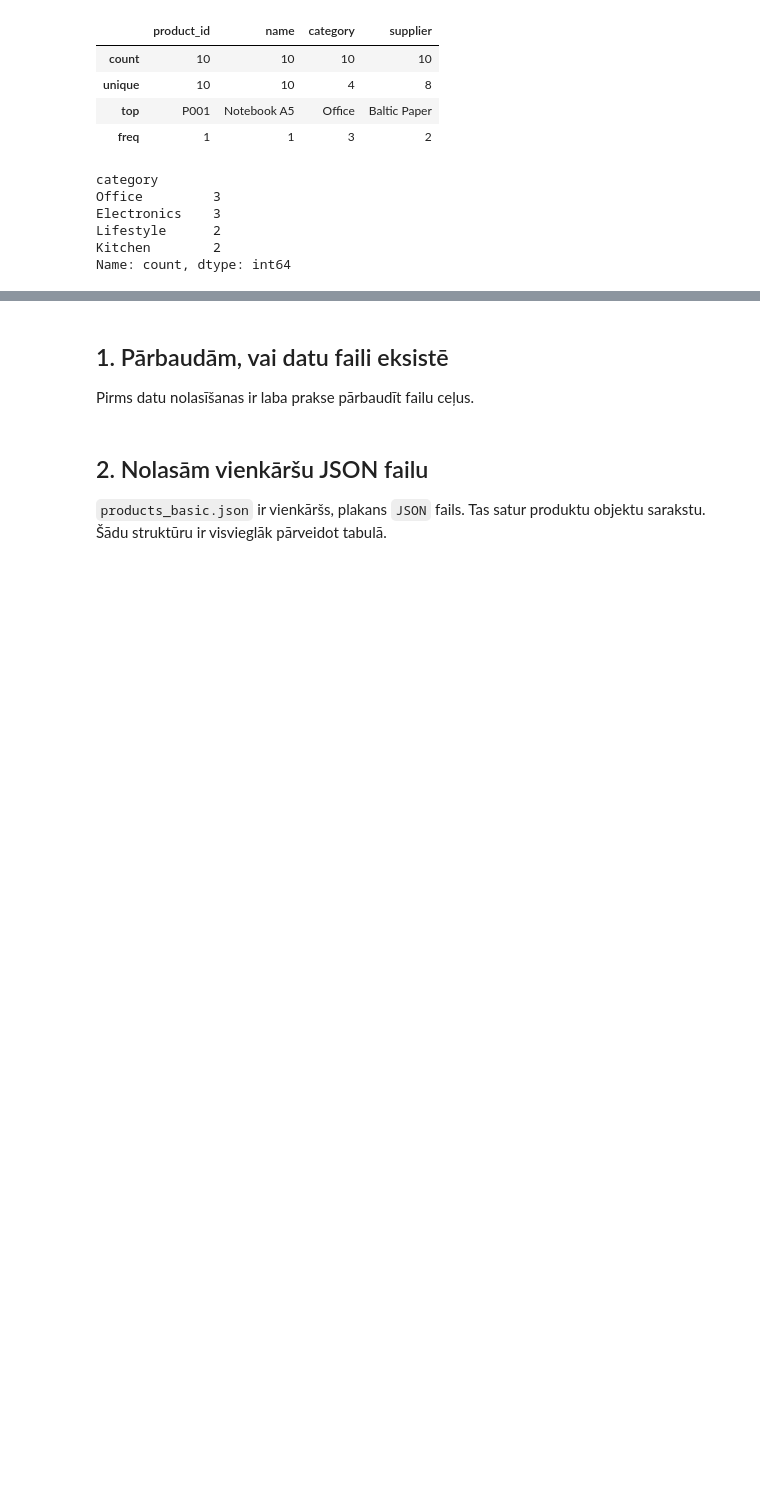
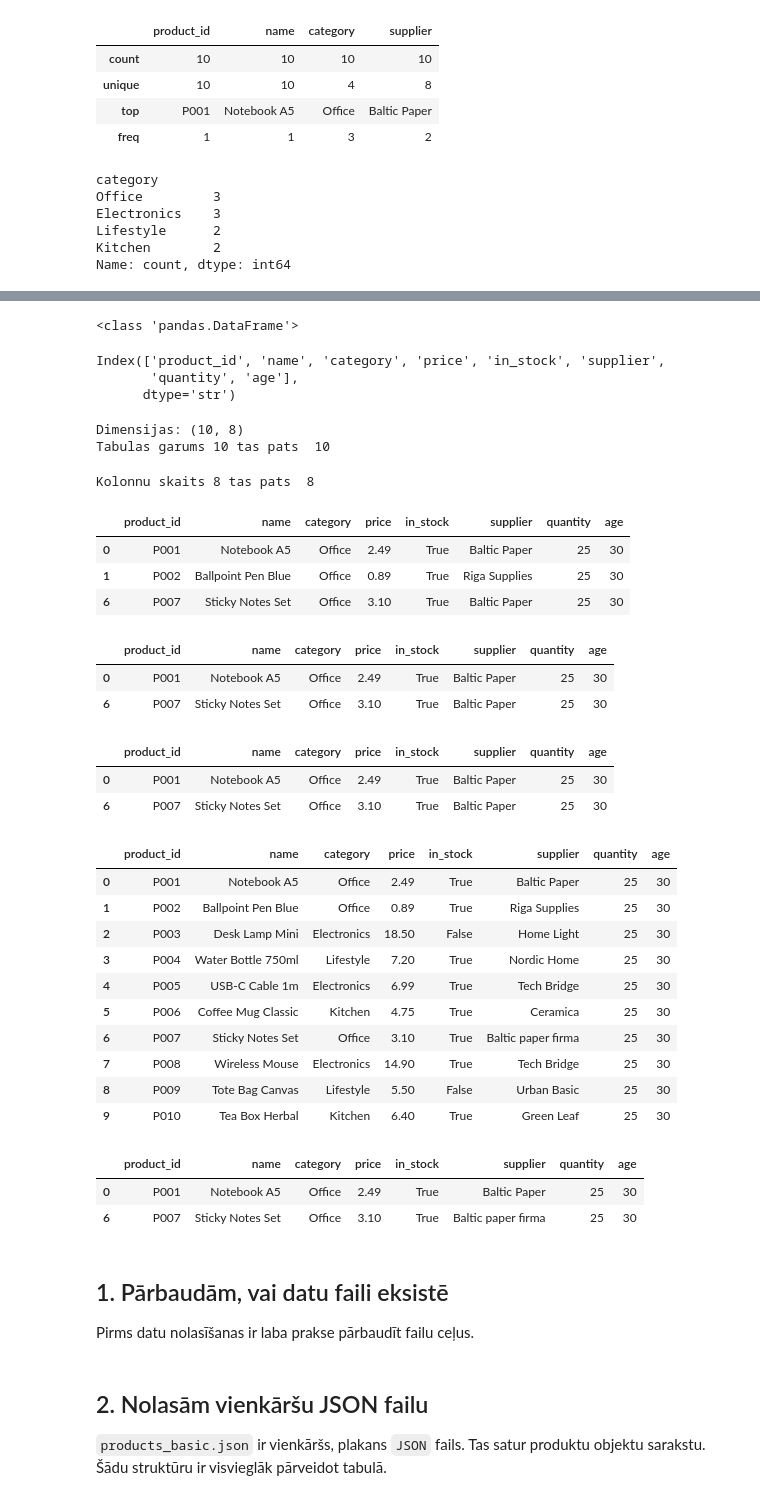
Before and after one commit to ValRCS/RTU_Python_CSP, a Jupyter notebook: notebooks/day3_json_csv_pandas_lv.ipynb, the cells around one changed output, grey strips where cells are left out. Saved outputs shown, nothing was run; the diff lists cells and outputs as text; code cells hidden in the pictures; blank space fills up the shorter version.

Commit message:
Add data processing and filtering examples in Jupyter notebook; create CSV for paper products

```diff
--- a/notebooks/day3_json_csv_pandas_lv.ipynb
+++ b/notebooks/day3_json_csv_pandas_lv.ipynb
@@ -566,0 +580,75 @@ Name: count, dtype: int64
+# %%
+# savukārt pati df ir protams DataFrama kas ir vairāku Series kopums būtība plus metodes darbam
+print(type(df))
+# %% [output]
+<class 'pandas.DataFrame'>
+# %%
+# apskatam tagad kādi ir mums kolonu nosaukumi
+df.columns
+# %% [output]
+Index(['product_id', 'name', 'category', 'price', 'in_stock', 'supplier',
+       'quantity', 'age'],
+      dtype='str')
+# %%
+# kādas ir mūsu tabulas dimensijas (shape)?
+print("Dimensijas:", df.shape)
+# garums
+print("Tabulas garums", len(df), "tas pats ", df.shape[0]) # izvadām DataFrame garumu, lai redzētu, cik rindu ir tabulā
+# %% [output]
+Dimensijas: (10, 8)
+Tabulas garums 10 tas pats  10
+# %%
+# attiecigi kolonu skaits
+print("Kolonnu skaits", len(df.columns), "tas pats ", df.shape[1]) # izvadām DataFrame kolonnu skaitu, lai redzētu, cik kolonu ir tabulā
+# %% [output]
+Kolonnu skaits 8 tas pats  8
+# %%
+# nedaudz ieskaits filtros
+# piemēram visi produkti zem 3.50
+cheap_products_df = df[df["price"] < 3.50] # izveidojam jaunu DataFrame, kurā ir tikai tie produkti, kuru "price" kolonnas vērtība ir mazāka par 3.50, lai redzētu, kā filtrēt DataFrame pēc noteikta nosacījuma
+cheap_products_df # izvadām cheap_products_df, lai redzētu,
+# %% [output]
+|  | product_id | name | category | price | in_stock | supplier | quantity | age |
+| 0 | P001 | Notebook A5 | Office | 2.49 | True | Baltic Paper | 25 | 30 |
+| 1 | P002 | Ballpoint Pen Blue | Office | 0.89 | True | Riga Supplies | 25 | 30 |
+| 6 | P007 | Sticky Notes Set | Office | 3.10 | True | Baltic Paper | 25 | 30 |
+# %%
+# es varu vienlaicīgi uzdot vairākus filtrus
+# piemēram tika zem 3.50 un tikai no Baltic Paper
+df[(df["price"] < 3.50) & (df["supplier"] == "Baltic Paper")]  # izveidojam jaunu DataFrame, kurā ir tikai tie produkti, kuru "price" kolonnas vērtība ir mazāka par 3.50 un "supplier" kolonnas vērtība ir "Baltic Paper", lai redzētu, kā filtrēt DataFrame pēc vairākiem nosacījumiem
+# %% [output]
+|  | product_id | name | category | price | in_stock | supplier | quantity | age |
+| 0 | P001 | Notebook A5 | Office | 2.49 | True | Baltic Paper | 25 | 30 |
+| 6 | P007 | Sticky Notes Set | Office | 3.10 | True | Baltic Paper | 25 | 30 |
+# %%
+# es varētu tikai meklēt ar daļēju vārdu - drusku lēnak bet var
+# piemēram supplier vārdā jābūt vārdam Paper
+df[df["supplier"].str.contains("Paper", na=False)] # izveidojam ja
+# %% [output]
+|  | product_id | name | category | price | in_stock | supplier | quantity | age |
+| 0 | P001 | Notebook A5 | Office | 2.49 | True | Baltic Paper | 25 | 30 |
+| 6 | P007 | Sticky Notes Set | Office | 3.10 | True | Baltic Paper | 25 | 30 |
+# %%
+# nomainīsi index 6 supplier vērtību
+df.at[6, "supplier"] = "Baltic paper firma" # nomainām DataFrame rindiņas ar index 6 "supplier" kolonnas vērtību uz "Baltic Paper", lai redzētu, kā mainīt konkrētas rindiņas un kolonnas vērtību DataFrame
+# apskatam visu tabulu, lai redzētu, ka izmaiņas ir veiktas
+df
+# %% [output]
+|  | product_id | name | category | price | in_stock | supplier | quantity | age |
+| 0 | P001 | Notebook A5 | Office | 2.49 | True | Baltic Paper | 25 | 30 |
+| 1 | P002 | Ballpoint Pen Blue | Office | 0.89 | True | Riga Supplies | 25 | 30 |
+| 2 | P003 | Desk Lamp Mini | Electronics | 18.50 | False | Home Light | 25 | 30 |
+| 3 | P004 | Water Bottle 750ml | Lifestyle | 7.20 | True | Nordic Home | 25 | 30 |
+| 4 | P005 | USB-C Cable 1m | Electronics | 6.99 | True | Tech Bridge | 25 | 30 |
+| 5 | P006 | Coffee Mug Classic | Kitchen | 4.75 | True | Ceramica | 25 | 30 |
+| 6 | P007 | Sticky Notes Set | Office | 3.10 | True | Baltic paper firma | 25 | 30 |
+| 7 | P008 | Wireless Mouse | Electronics | 14.90 | True | Tech Bridge | 25 | 30 |
+| 8 | P009 | Tote Bag Canvas | Lifestyle | 5.50 | False | Urban Basic | 25 | 30 |
+| 9 | P010 | Tea Box Herbal | Kitchen | 6.40 | True | Green Leaf | 25 | 30 |
+# %%
+# ja gribam case insensitive meklēšanu
+df[df["supplier"].str.contains("paper", case=False, na=False)] # izve
+# %% [output]
+|  | product_id | name | category | price | in_stock | supplier | quantity | age |
+| 0 | P001 | Notebook A5 | Office | 2.49 | True | Baltic Paper | 25 | 30 |
+| 6 | P007 | Sticky Notes Set | Office | 3.10 | True | Baltic paper firma | 25 | 30 |
```
Also changed, not shown: parts of 2 cells of this notebook, 1 other file.
